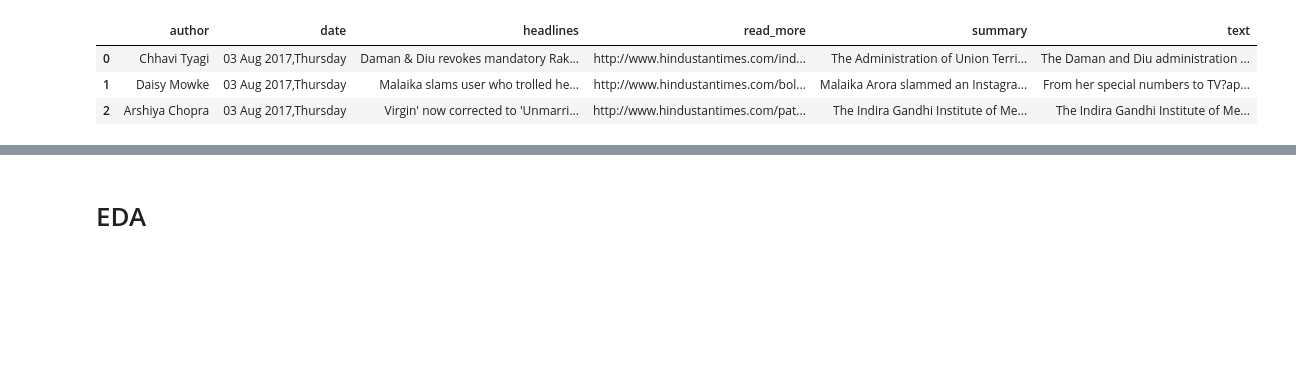
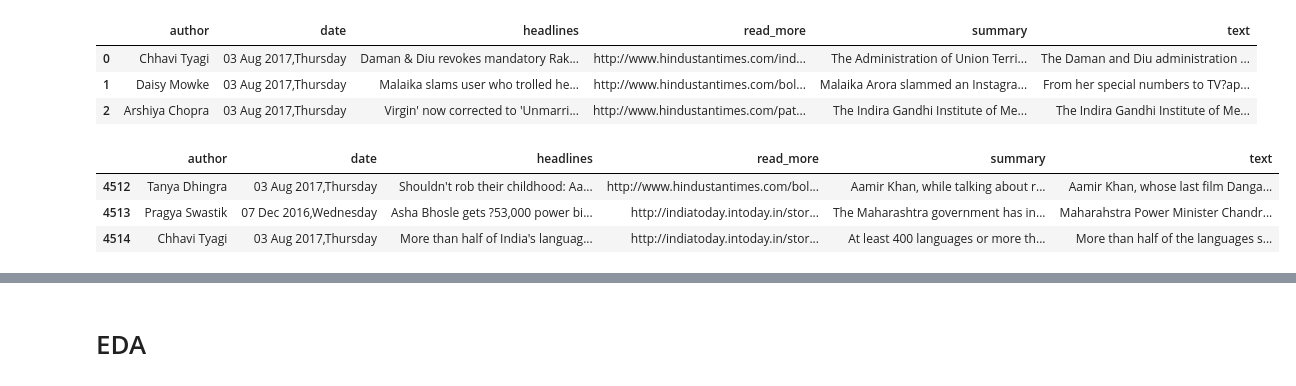
Before and after one commit to rrrohit1/text-summarization, a Jupyter notebook: notebooks/eda.ipynb, the cells around one changed output, grey strips where cells are left out. Drawn from its saved outputs; the diff is of its cells as text; code cells hidden in the pictures; blank space fills up the shorter version.

```diff
--- a/notebooks/eda.ipynb
+++ b/notebooks/eda.ipynb
@@ -28,3 +28,10 @@ df.head(3)
 | 0 | Chhavi Tyagi | 03 Aug 2017,Thursday | Daman & Diu revokes mandatory Rak... | http://www.hindustantimes.com/ind... | The Administration of Union Terri... | The Daman and Diu administration ... |
 | 1 | Daisy Mowke | 03 Aug 2017,Thursday | Malaika slams user who trolled he... | http://www.hindustantimes.com/bol... | Malaika Arora slammed an Instagra... | From her special numbers to TV?ap... |
 | 2 | Arshiya Chopra | 03 Aug 2017,Thursday | Virgin' now corrected to 'Unmarri... | http://www.hindustantimes.com/pat... | The Indira Gandhi Institute of Me... | The Indira Gandhi Institute of Me... |
+# %%
+df.tail(3)
+# %% [output]
+|  | author | date | headlines | read_more | summary | text |
+| 4512 | Tanya Dhingra | 03 Aug 2017,Thursday | Shouldn't rob their childhood: Aa... | http://www.hindustantimes.com/bol... | Aamir Khan, while talking about r... | Aamir Khan, whose last film Danga... |
+| 4513 | Pragya Swastik | 07 Dec 2016,Wednesday | Asha Bhosle gets ?53,000 power bi... | http://indiatoday.intoday.in/stor... | The Maharashtra government has in... | Maharahstra Power Minister Chandr... |
+| 4514 | Chhavi Tyagi | 03 Aug 2017,Thursday | More than half of India's languag... | http://indiatoday.intoday.in/stor... | At least 400 languages or more th... | More than half of the languages s... |
```
Also changed, not shown: parts of 1 cell of this notebook, 4 other files.
